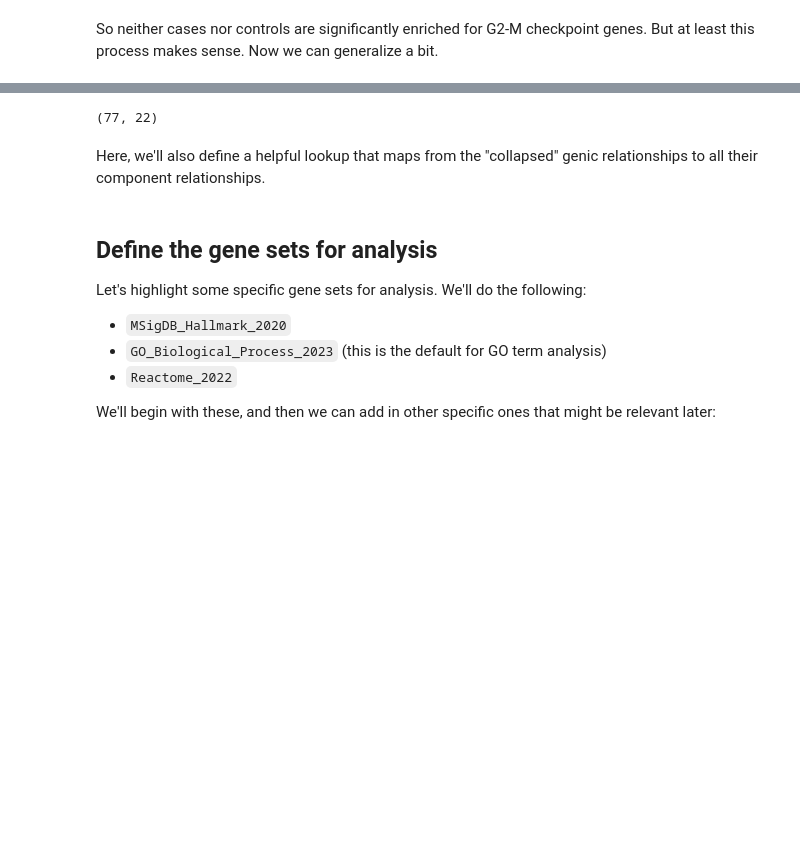
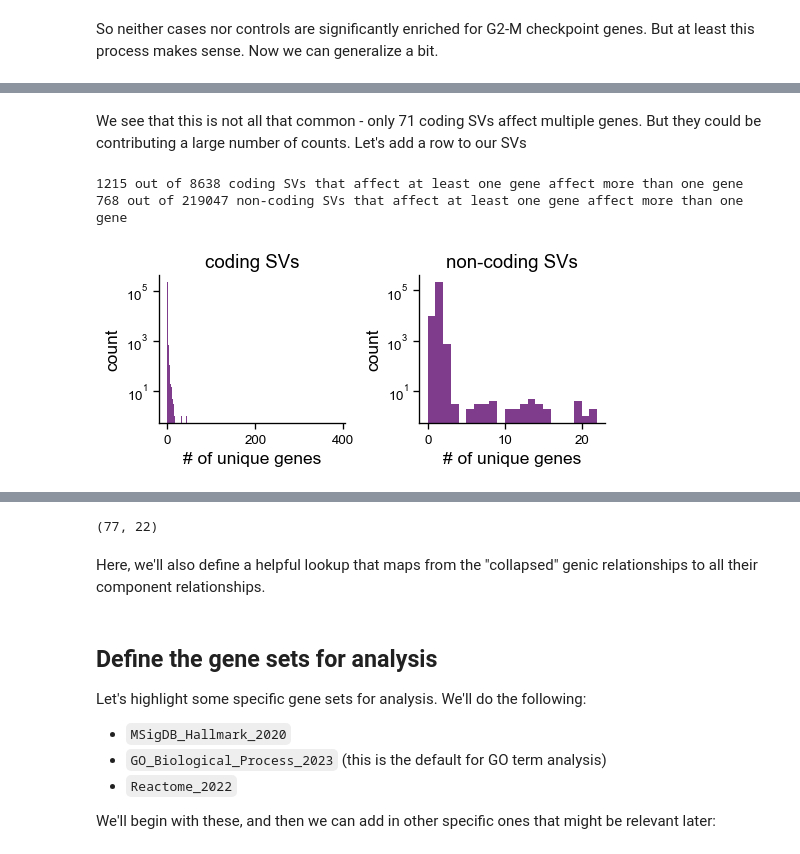
Before and after one commit to vanallenlab/ped_germline_SV, a Jupyter notebook: jett_analysis/pgsvs-cwas-gene-set-enrichment.ipynb, the cells around one changed output, grey strips where cells are left out. Cells and saved outputs as stored; diff of their text form; code cells hidden in the pictures; blank space fills up the shorter version.

```diff
--- a/jett_analysis/pgsvs-cwas-gene-set-enrichment.ipynb
+++ b/jett_analysis/pgsvs-cwas-gene-set-enrichment.ipynb
@@ -595,0 +469,41 @@ hallmark_results.query('case_p < 0.05')
+# %% [markdown]
+We see that this is not all that common - only 71 coding SVs affect multiple genes. But they could be contributing a large number of counts. Let's add a row to our SVs
+# %%
+# an svs is True for "multiple-genes-coding" if it affects more than one gene across all coding genic relationships. The same is true for multiple-genes-noncoding.
+coding_cols = ['PREDICTED_LOF', 'PREDICTED_PARTIAL_EXON_DUP', 'PREDICTED_INTRAGENIC_EXON_DUP', 'PREDICTED_COPY_GAIN']
+noncoding_cols = ['PREDICTED_NEAREST_TSS', 'PREDICTED_INTRONIC', 'PREDICTED_PROMOTER', 'PREDICTED_UTR']
+
+fig, axes = plt.subplots(1, 2, figsize = (6, 2), gridspec_kw = {'wspace': 0.4})
+for i, (label, cols) in enumerate(zip(['coding', 'non-coding'], [coding_cols, noncoding_cols])):
+
+    # we define all the genes that are "affected" by an SV. We
+    # do this by looking at successive genic relationships
+    affected_genes = np.array(svs[cols[0]].fillna('').str.split(','))
+    for c in cols[1:]:
+        affected_genes += np.array(svs[c].fillna('').str.split(','))
+
+    # extract out how many unique genes are affected by each SV
+    num_unique_affected_genes = [len(set([g for g in g_list if g != ''])) for g_list in affected_genes]
+    multiple_genes = np.array(num_unique_affected_genes) > 1
+    at_least_one_gene = np.array(num_unique_affected_genes) > 0
+
+    # create a plot
+    ax = axes[i]
+    ax.hist(num_unique_affected_genes, bins = np.arange(max(num_unique_affected_genes) + 1))
+    sns.despine(ax = ax)
+    ax.set_xlabel('# of unique genes')
+    ax.set_ylabel('count')
+    ax.set_yscale('log')
+    ax.set_title(f'{label} SVs')
+
+    # assess numbers here
+    print(multiple_genes.sum(), 'out of', at_least_one_gene.sum(), f'{label} SVs that affect at least one gene affect more than one gene')
+
+    # add a column to our SVs
+    svs[f'multiple-genes-{label}'] = multiple_genes
+
+    fig.savefig('images/coding-noncoding-sv-gene-counts.png', bbox_inches = 'tight')
+# %% [output]
+1215 out of 8638 coding SVs that affect at least one gene affect more than one gene
+768 out of 219047 non-coding SVs that affect at least one gene affect more than one gene
+[figure, added]
```
Also changed, not shown: parts of 132 cells of this notebook, 9 other files.
